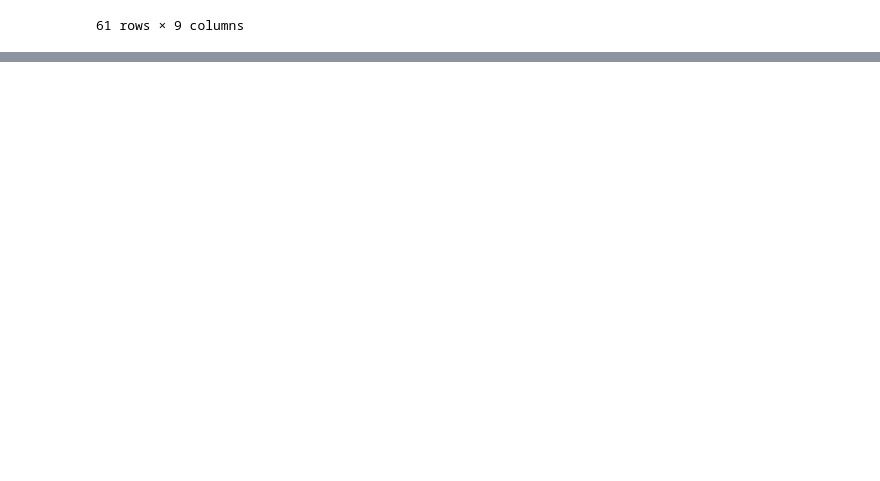
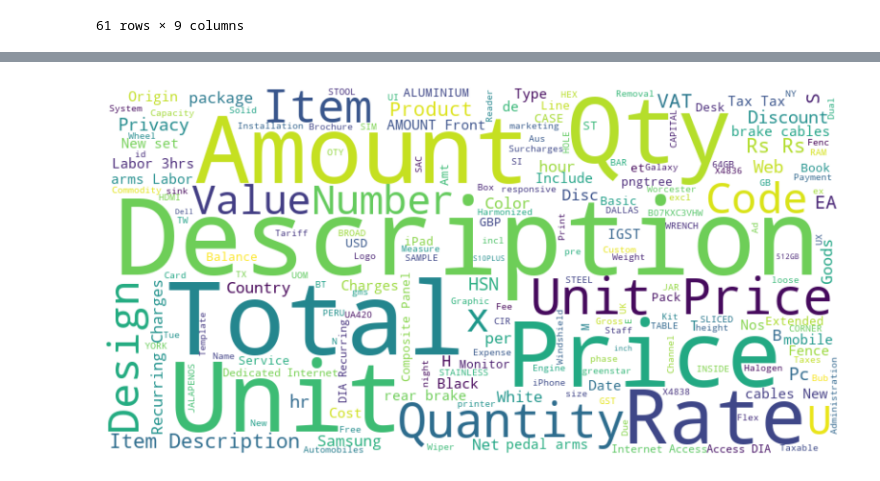
Before and after one commit to clerisy47/Invoice_Data_Miner, a Jupyter notebook: main.ipynb, the cells around one changed output, grey strips where cells are left out. Drawn from its saved outputs; the diff is of its cells as text; code cells hidden in the pictures; blank space fills up the shorter version.

```diff
--- a/main.ipynb
+++ b/main.ipynb
@@ -20,0 +84,2 @@ df
+# %%
+df["issue_date"] = pd.to_datetime(df["issue_date"], format="%d/%m/%Y")
@@ -20,0 +106,4 @@ df
+# %%
+df['Year'] = df['issue_date'].dt.year
+df['Month'] = df['issue_date'].dt.month
+df['Day'] = df['issue_date'].dt.day
@@ -20,0 +151,4 @@ df
+# %%
+df['total'] = pd.to_numeric(df['total'], errors='coerce')
+# %%
+df.dropna(inplace=True)
@@ -20,0 +171,9 @@ df
+# %%
+text = ' '.join(df['table'].astype(str))
+wordcloud = WordCloud(width=800, height=400, background_color='white').generate(text)
+plt.figure(figsize=(10, 5))
+plt.imshow(wordcloud, interpolation='bilinear')
+plt.axis('off')
+plt.show()
+# %% [output]
+[figure, added]
```
Also changed, not shown: parts of 16 cells of this notebook, 1 other file.
